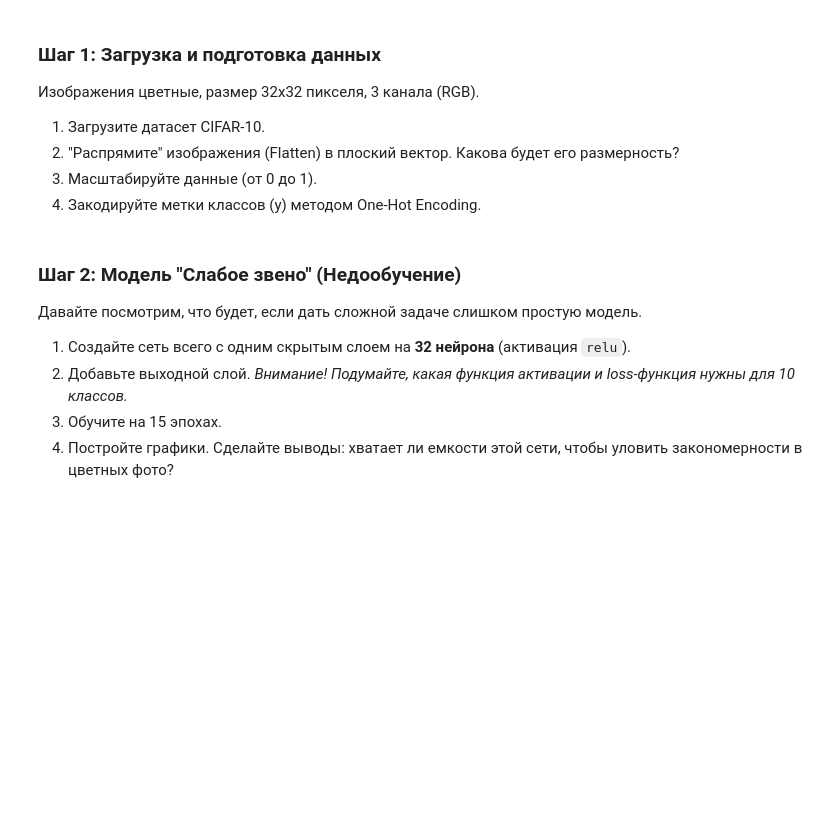
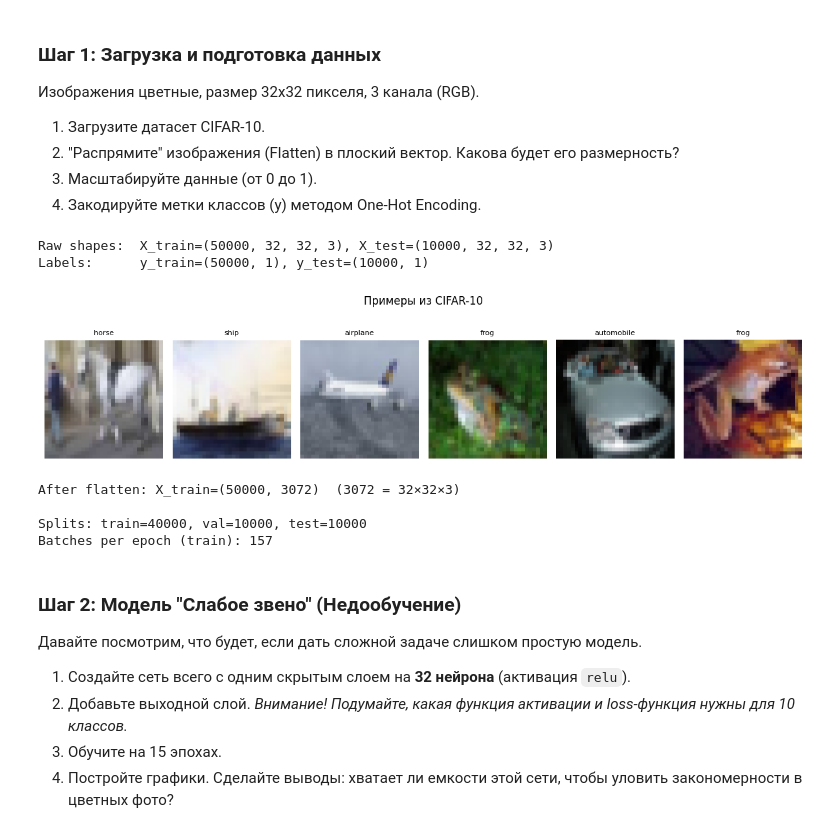
Before and after one commit to FEDOROV-ALEXANDER/ML_Statistics_ITMO, a Jupyter notebook: practice/2 семестр/Практика 4_ MLP/Практика 4_ MLP/4. Inclass_Laboratory_Students.ipynb, the cells around one changed output. Drawn from its saved outputs; the diff is of its cells as text; code cells hidden in the pictures; blank space fills up the shorter version.

```diff
--- a/practice/2 семестр/Практика 4_ MLP/Практика 4_ MLP/4. Inclass_Laboratory_Students.ipynb
+++ b/practice/2 семестр/Практика 4_ MLP/Практика 4_ MLP/4. Inclass_Laboratory_Students.ipynb
@@ -34,11 +72,64 @@ def plot_history(history, title):
 2. "Распрямите" изображения (Flatten) в плоский вектор. Какова будет его размерность?
 3. Масштабируйте данные (от 0 до 1).
 4. Закодируйте метки классов (y) методом One-Hot Encoding.
-# %%
-# Загрузка данных
-(X_train, y_train), (X_test, y_test) = keras.datasets.cifar10.load_data()
-
-# YOUR CODE HERE
+# %%
+# ── Загрузка через keras.datasets (возвращает numpy) ────────────────────────
+(X_train_raw, y_train_raw), (X_test_raw, y_test_raw) = keras.datasets.cifar10.load_data()
+
+print(f"Raw shapes:  X_train={X_train_raw.shape}, X_test={X_test_raw.shape}")
+print(f"Labels:      y_train={y_train_raw.shape}, y_test={y_test_raw.shape}")
+
+# Небольшая визуализация исходных изображений (без отдельной функции)
+fig, axes = plt.subplots(1, 6, figsize=(12, 3))
+idx = np.random.choice(len(X_train_raw), 6, replace=False)
+for ax, i in zip(axes, idx):
+    ax.imshow(X_train_raw[i])
+    ax.set_title(CLASSES[int(y_train_raw[i])], fontsize=8)
+    ax.axis("off")
+plt.suptitle("Примеры из CIFAR-10", fontsize=12)
+plt.tight_layout()
+plt.show()
+
+# ── Нормализация [0,1] и Flatten 32×32×3 → 3072 ────────────────────────────
+X_train_flat = X_train_raw.reshape(-1, 32 * 32 * 3).astype(np.float32) / 255.0
+X_test_flat  = X_test_raw.reshape(-1, 32 * 32 * 3).astype(np.float32)  / 255.0
+
+y_train_flat = y_train_raw.flatten().astype(np.int64)
+y_test_flat  = y_test_raw.flatten().astype(np.int64)
+
+print(f"\nAfter flatten: X_train={X_train_flat.shape}  (3072 = 32×32×3)")
+
+# ── Конвертация в тензоры и разбиение на train/val/test ─────────────────────
+X_train_t = torch.from_numpy(X_train_flat)
+y_train_t = torch.from_numpy(y_train_flat)
+X_test_t  = torch.from_numpy(X_test_flat)
+y_test_t  = torch.from_numpy(y_test_flat)
+
+full_ds = TensorDataset(X_train_t, y_train_t)
+n_val   = int(0.2 * len(full_ds))
+n_train = len(full_ds) - n_val
+train_ds, val_ds = random_split(
+    full_ds,
+    [n_train, n_val],
+    generator=torch.Generator().manual_seed(SEED),
+)
+test_ds = TensorDataset(X_test_t, y_test_t)
+
+BATCH_SIZE = 256
+train_loader = DataLoader(train_ds, batch_size=BATCH_SIZE, shuffle=True)
+val_loader   = DataLoader(val_ds,   batch_size=BATCH_SIZE, shuffle=False)
+test_loader  = DataLoader(test_ds,  batch_size=BATCH_SIZE, shuffle=False)
+
+print(f"\nSplits: train={n_train}, val={n_val}, test={len(test_ds)}")
+print(f"Batches per epoch (train): {len(train_loader)}")
+# %% [output]
+Raw shapes:  X_train=(50000, 32, 32, 3), X_test=(10000, 32, 32, 3)
+Labels:      y_train=(50000, 1), y_test=(10000, 1)
+[figure, added]
+After flatten: X_train=(50000, 3072)  (3072 = 32×32×3)
+
+Splits: train=40000, val=10000, test=10000
+Batches per epoch (train): 157
 # %% [markdown]
 ### Шаг 2: Модель "Слабое звено" (Недообучение)
 Давайте посмотрим, что будет, если дать сложной задаче слишком простую модель.
```
Also changed, not shown: parts of 11 cells of this notebook, 21 other files.
